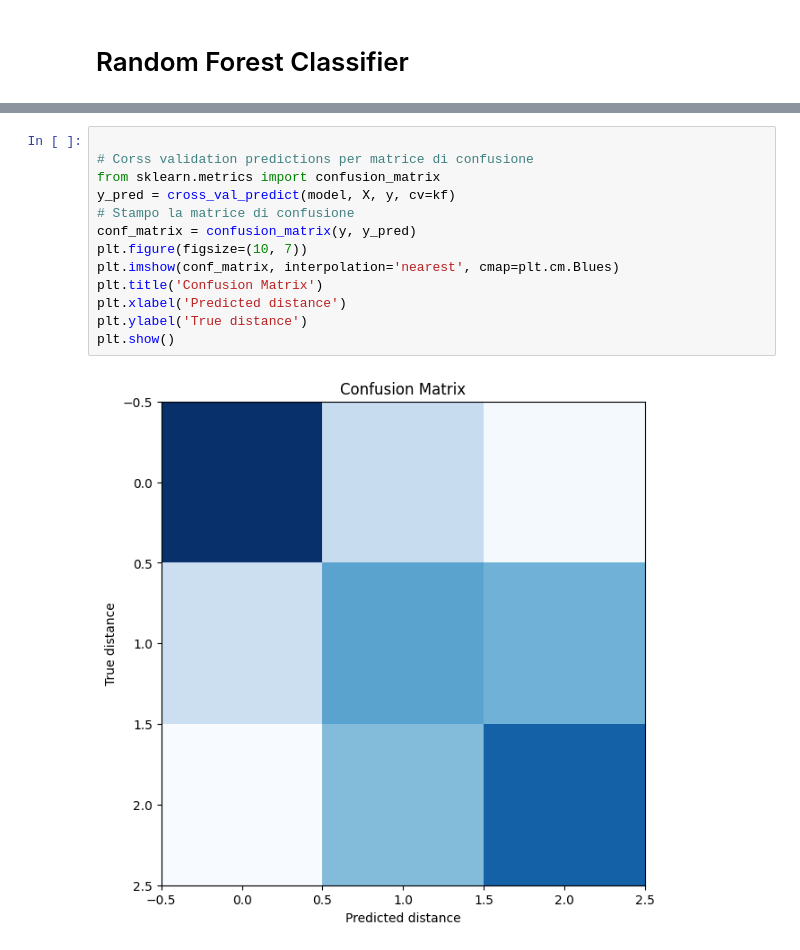
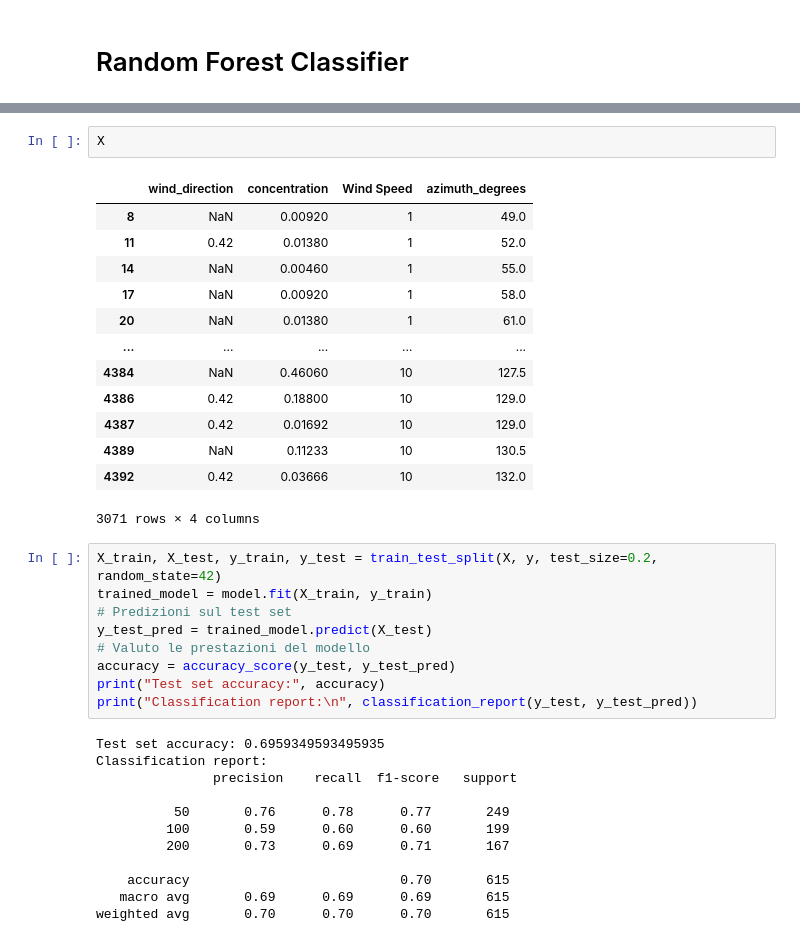
Before and after one commit to gviglione/DataAnalyticsProject, a Jupyter notebook: src/random_forest.ipynb, the cells around one changed output, grey strips where cells are left out. Saved outputs shown, nothing was run; the diff lists cells and outputs as text.

```diff
--- a/src/random_forest.ipynb
+++ b/src/random_forest.ipynb
@@ -32,18 +23,40 @@ Mean cross-validation score: 0.5315192743764172
-# %%
-
-# Corss validation predictions per matrice di confusione
-from sklearn.metrics import confusion_matrix
-y_pred = cross_val_predict(model, X, y, cv=kf)
-# Stampo la matrice di confusione
-conf_matrix = confusion_matrix(y, y_pred)
-plt.figure(figsize=(10, 7))
-plt.imshow(conf_matrix, interpolation='nearest', cmap=plt.cm.Blues)
-plt.title('Confusion Matrix')
-plt.xlabel('Predicted distance')
-plt.ylabel('True distance')
-plt.show()
-# %% [output]
-[figure, removed]
+# %%
+X
+# %% [output]
+|  | wind_direction | concentration | Wind Speed | azimuth_degrees |
+| 8 | NaN | 0.00920 | 1 | 49.0 |
+| 11 | 0.42 | 0.01380 | 1 | 52.0 |
+| 14 | NaN | 0.00460 | 1 | 55.0 |
+| 17 | NaN | 0.00920 | 1 | 58.0 |
+| 20 | NaN | 0.01380 | 1 | 61.0 |
+| ... | ... | ... | ... | ... |
+| 4384 | NaN | 0.46060 | 10 | 127.5 |
+| 4386 | 0.42 | 0.18800 | 10 | 129.0 |
+| 4387 | 0.42 | 0.01692 | 10 | 129.0 |
+| 4389 | NaN | 0.11233 | 10 | 130.5 |
+| 4392 | 0.42 | 0.03666 | 10 | 132.0 |
+3071 rows × 4 columns
+# %%
+X_train, X_test, y_train, y_test = train_test_split(X, y, test_size=0.2, random_state=42)
+trained_model = model.fit(X_train, y_train)
+# Predizioni sul test set
+y_test_pred = trained_model.predict(X_test)
+# Valuto le prestazioni del modello
+accuracy = accuracy_score(y_test, y_test_pred)
+print("Test set accuracy:", accuracy)
+print("Classification report:\n", classification_report(y_test, y_test_pred))
+# %% [output]
+Test set accuracy: 0.6959349593495935
+Classification report:
+               precision    recall  f1-score   support
+
+          50       0.76      0.78      0.77       249
+         100       0.59      0.60      0.60       199
+         200       0.73      0.69      0.71       167
+
+    accuracy                           0.70       615
+   macro avg       0.69      0.69      0.69       615
+weighted avg       0.70      0.70      0.70       615
 # %%
 # Alleno il modello
 model.fit(X, y)
```
Also changed, not shown: parts of 5 cells of this notebook, 2 other files.
